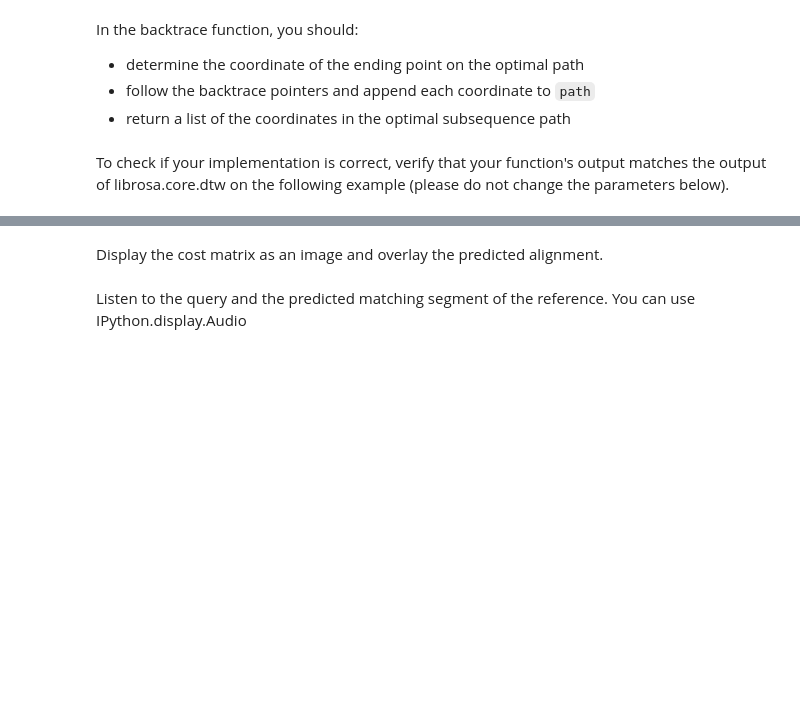
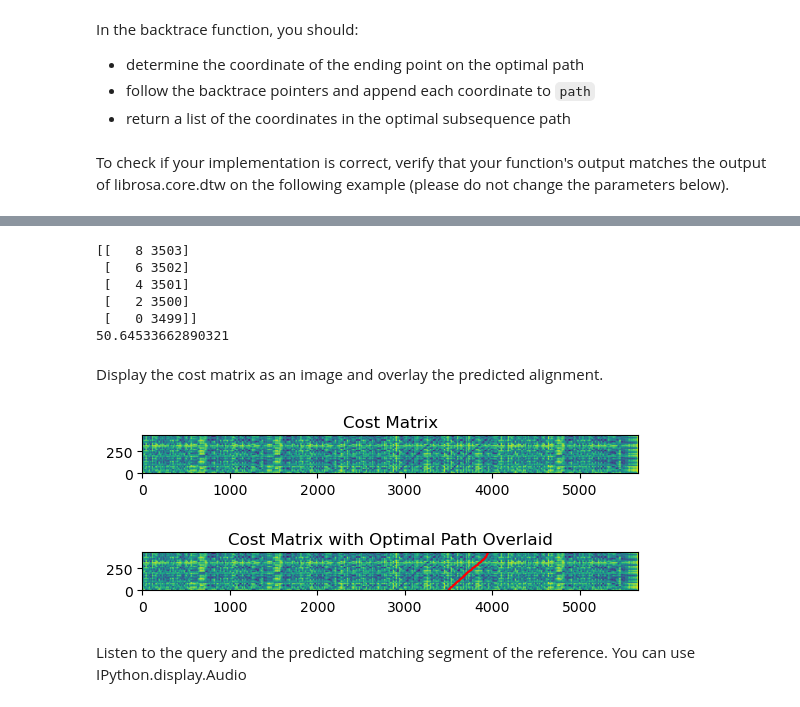
Before and after one commit to rafael-burger/E207-HW4, a Jupyter notebook: hw4.ipynb, the cells around one changed output, grey strips where cells are left out. Cells and saved outputs as stored; diff of their text form; code cells hidden in the pictures; blank space fills up the shorter version.

Commit message:
subsequence DTW functions

```diff
--- a/hw4.ipynb
+++ b/hw4.ipynb
@@ -321,7 +321,7 @@ def computeCostMatrix_cosdist(Fquery,Fref):
     '''
 
     ### START CODE BLOCK ###
-
+    C = 1 - np.matmul(np.transpose(Fquery),Fref)
     ### START CODE BLOCK ###
 
     return C
@@ -353,7 +353,21 @@ def subsequenceDTW(C, steps, weights):
 
     ### START CODE BLOCK ###
 
+    D[:,0] = 1000    # initialize first column to high cost (penalize path for starting before beginning of reference)
+    D[0,:] = C[0,:] # initialize starting points to match cost matrix (don't penalize path for starting in middle of reference)
 
+    for row in range(1, C.shape[0]):
+        for col in range(1, C.shape[1]):
+            possible_costs = []
+            for i in range(steps.shape[0]):
+                if (row - steps[i][0]) >= 0 and (col - steps[i][1]) >= 0:
+                    possible_costs.append((D[row-steps[i,0]][col-steps[i,1]]+C[row,col]*weights[i], i)) # store tuple of (cost, step index) pairs
+            D[row,col] = min(possible_costs)[0] # set D entry to minimum cost
+            B[row,col] = min(possible_costs)[1] # set B entry to index corresponding to minimum cost step
+
+    optcost = min(D[-1][:]) # optimal cost = minimum cumulative cost in the final row
+
+    path = backtrace(D, B, steps)
 
     ### END CODE BLOCK ###
 
@@ -406,7 +436,17 @@ wp[-5:], np.min(D[-1,:])
 # run your own implementation of subsequence DTW and verify that the outputs match
 
 ### START CODE BLOCK ###
-
+C = computeCostMatrix_cosdist(Fquery, Fref)
+optcost, path = subsequenceDTW(C, steps, weights)
+print(path[-5:])
+print(optcost)
 ### END CODE BLOCK ###
+# %% [output]
+[[   8 3503]
+ [   6 3502]
+ [   4 3501]
+ [   2 3500]
+ [   0 3499]]
+50.64533662890321
 # %% [markdown]
 Display the cost matrix as an image and overlay the predicted alignment.
@@ -417,3 +453,22 @@ Display the cost matrix as an image and overlay the predicted alignment.
+# %%
+### START CODE BLOCK ###
+# I separated into two plots so it would be clear what was going on under the overlaid path
+
+# Plot Cost Matrix Alone
+plt.imshow(C, origin = 'lower')
+plt.title("Cost Matrix")
+plt.show()
+
+# Plot Cost Matrix with Overlay
+plt.imshow(C, origin = 'lower')
+plt.plot(path[:,1], path[:,0, ], color = 'red')
+plt.title("Cost Matrix with Optimal Path Overlaid")
+plt.show()
+
+### END CODE BLOCK ###
+# %% [output]
+[figure, added]
+[figure, added]
 # %% [markdown]
 Listen to the query and the predicted matching segment of the reference.  You can use IPython.display.Audio
 # %%
```
Also changed, not shown: parts of 7 cells of this notebook.
